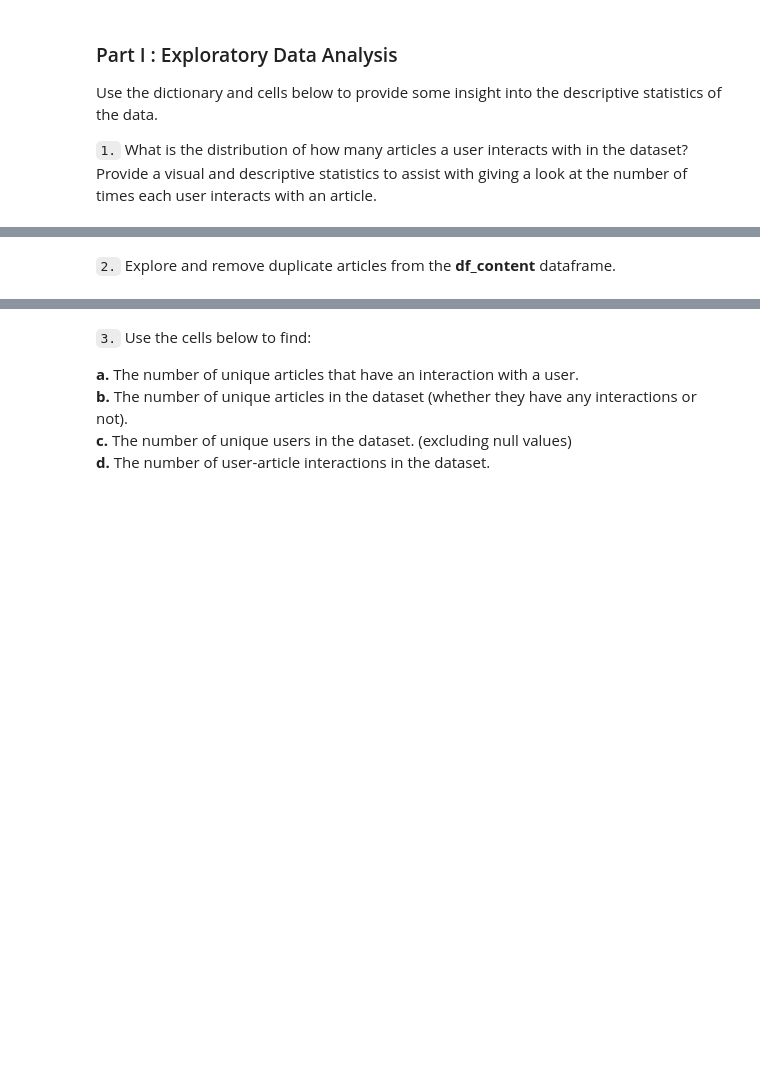
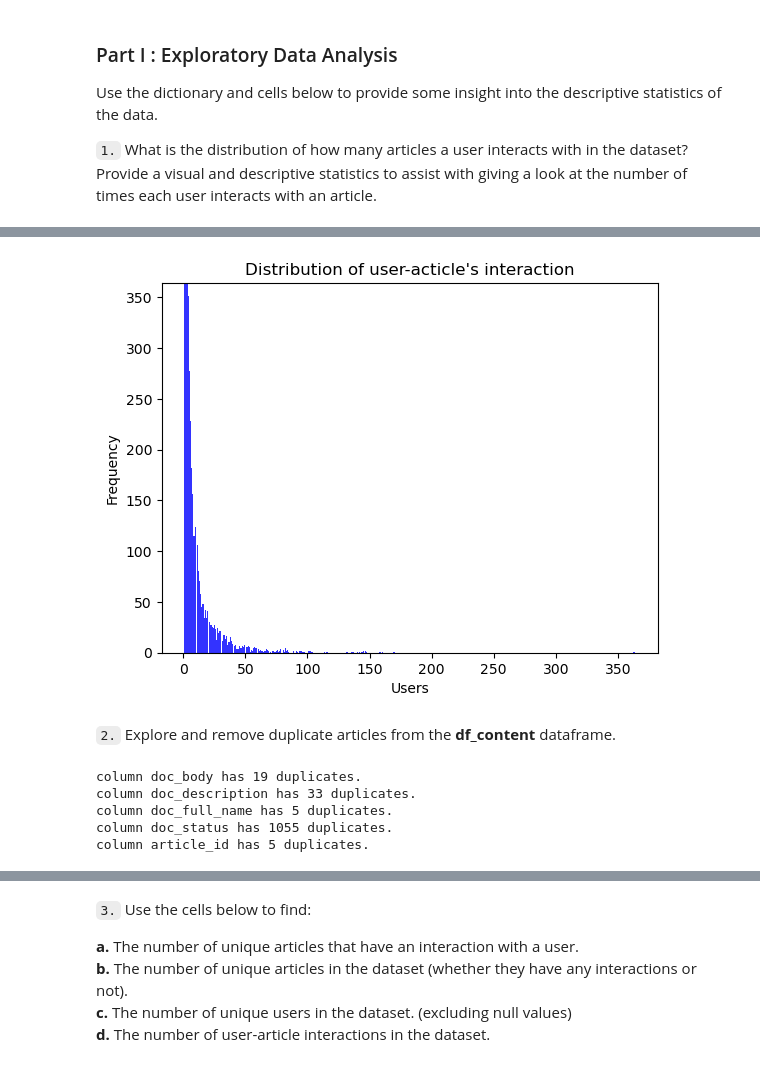
Before and after one commit to DavidGuillaum/project_IBM_recommendation_engine, a Jupyter notebook: Recommendations_with_IBM.ipynb, the cells around one changed output, grey strips where cells are left out. Drawn from its saved outputs; the diff is of its cells as text; code cells hidden in the pictures; blank space fills up the shorter version.

```diff
--- a/Recommendations_with_IBM.ipynb
+++ b/Recommendations_with_IBM.ipynb
@@ -65,0 +91,3 @@ max_views_by_user = # The maximum number of user-article interactions by any 1 u
+# %%
+data =df["email"].value_counts()
+data.sort_values(ascending = False)
@@ -66,2 +108,13 @@ max_views_by_user = # The maximum number of user-article interactions by any 1 u
+# %%
+data.plot(kind = "hist", bins=400, color="blue", alpha=0.8)
+plt.ylabel("Frequency")
+plt.xlabel("Users")
+plt.title("Distribution of user-acticle's interaction")
+plt.ylim(0,data.max())
+
+# Afficher l'histogramme
+plt.show()
+# %% [output]
+[figure, added]
 # %% [markdown]
 `2.` Explore and remove duplicate articles from the **df_content** dataframe.
@@ -69,0 +121,17 @@ max_views_by_user = # The maximum number of user-article interactions by any 1 u
+# %%
+# Find and explore duplicate articles
+def find_duplicates(df):
+    '''
+    find duplicates in each columns
+    '''
+    for i in df.columns:
+        dupl = df[i].duplicated().sum()
+        print(f"column {i} has {dupl} duplicates.")
+
+find_duplicates(df_content)
+# %% [output]
+column doc_body has 19 duplicates.
+column doc_description has 33 duplicates.
+column doc_full_name has 5 duplicates.
+column doc_status has 1055 duplicates.
+column article_id has 5 duplicates.
```
Also changed, not shown: parts of 66 cells of this notebook, 2 other files.
